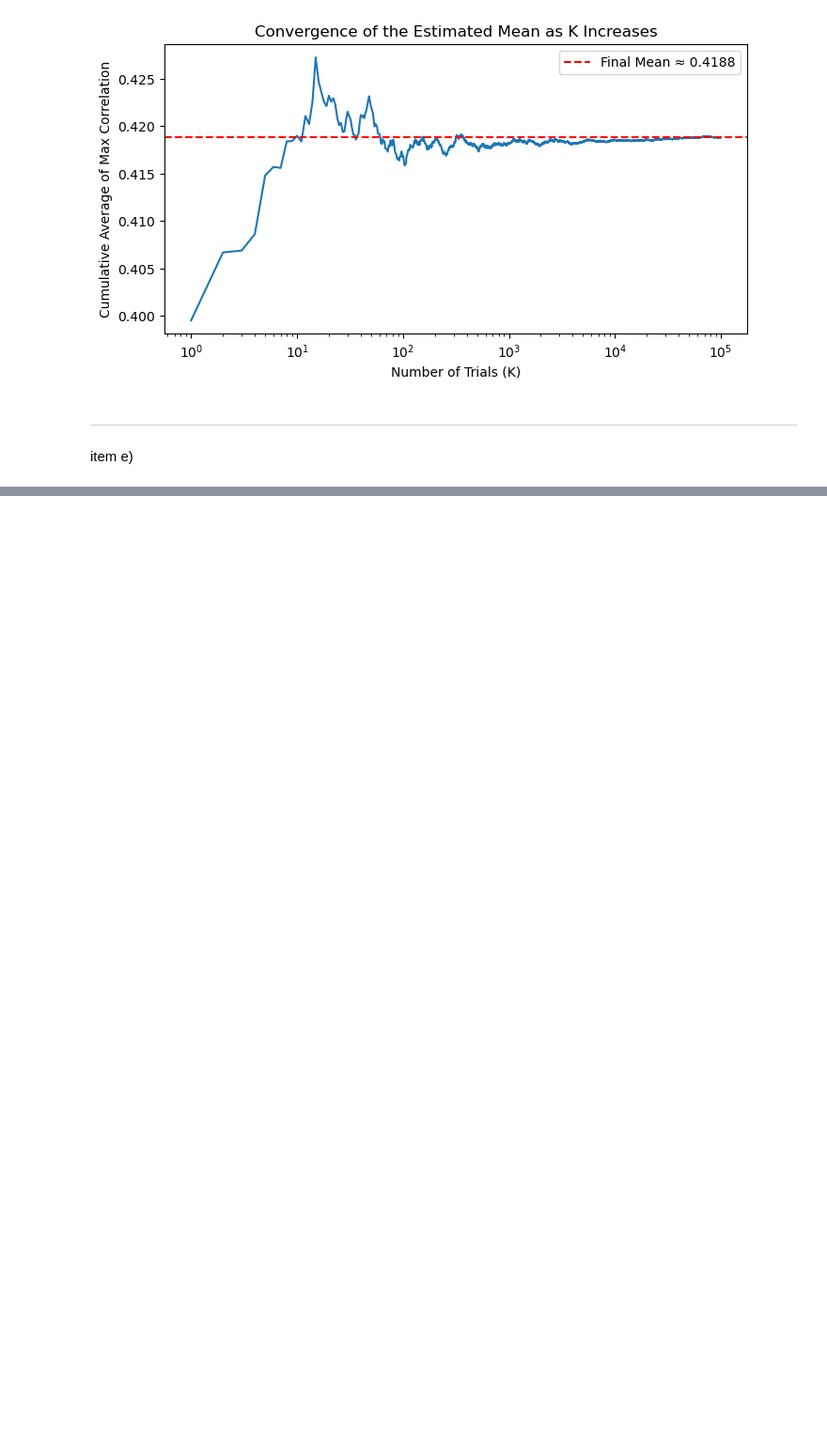
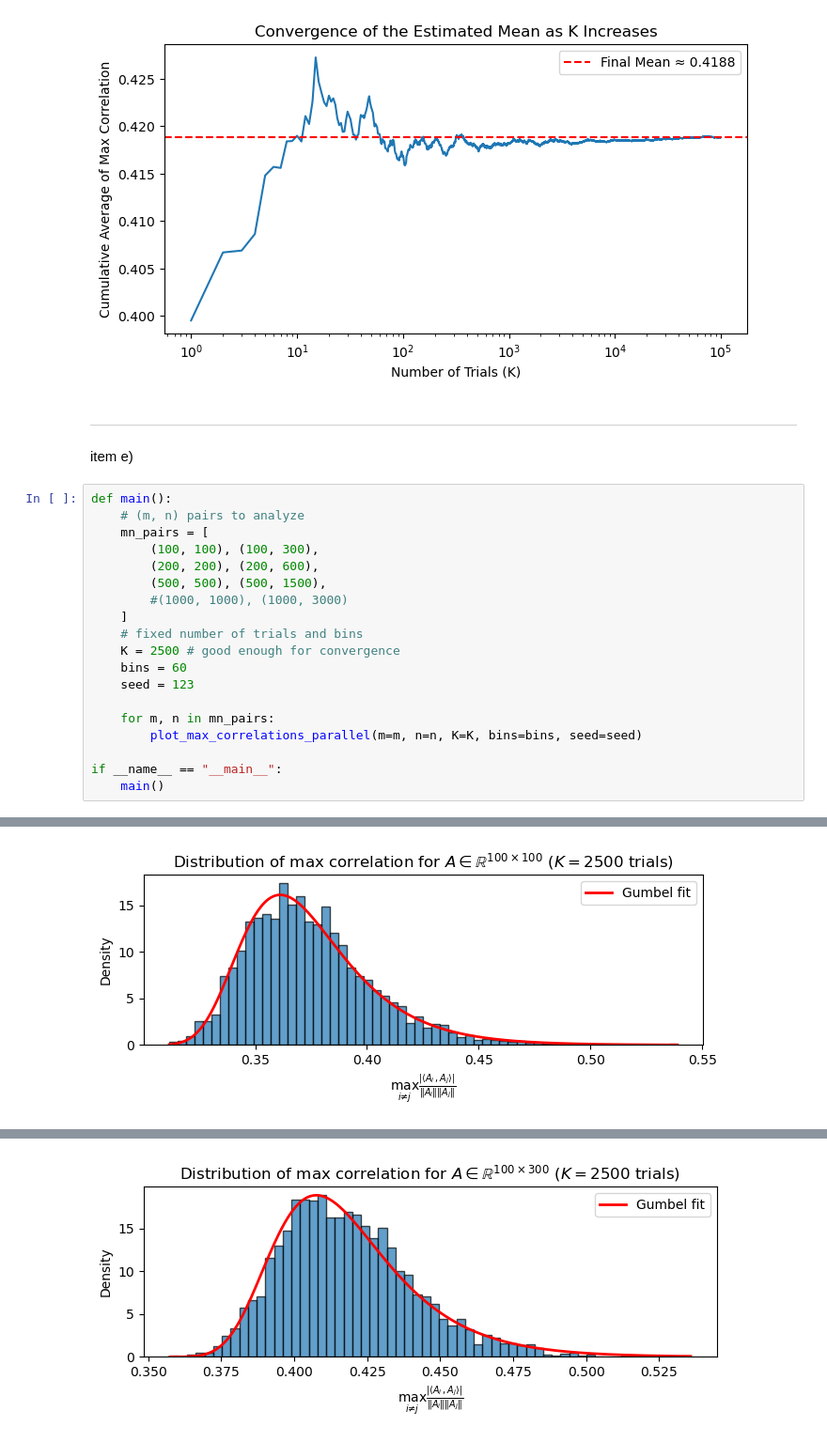
Before and after one commit to arthurabello/nla-assignment-4, a Jupyter notebook: src/assignment.ipynb, the cells around one changed output, grey strips where cells are left out. Shown at 94% size. Cells and saved outputs as stored; diff of their text form; blank space fills up the shorter version.

Commit message:
feat(jupyter): plots for item e (not all matrices yet)

```diff
--- a/src/assignment.ipynb
+++ b/src/assignment.ipynb
@@ -651,3 +651,23 @@ Parallel computation finished in 33.49 seconds.
 ---
 
 item e)
+# %%
+def main():
+    # (m, n) pairs to analyze
+    mn_pairs = [
+        (100, 100), (100, 300),
+        (200, 200), (200, 600),
+        (500, 500), (500, 1500),
+        #(1000, 1000), (1000, 3000)
+    ]
+    # fixed number of trials and bins
+    K = 2500 # good enough for convergence
+    bins = 60
+    seed = 123
+
+    for m, n in mn_pairs:
+        plot_max_correlations_parallel(m=m, n=n, K=K, bins=bins, seed=seed)
+
+if __name__ == "__main__":
+    main()
+# %% [output]
@@ -653,0 +676 @@ item e)
+[figure, added]
@@ -653,0 +679 @@ item e)
+[figure, added]
```
Also changed, not shown: parts of 3 cells of this notebook, 13 other files.
